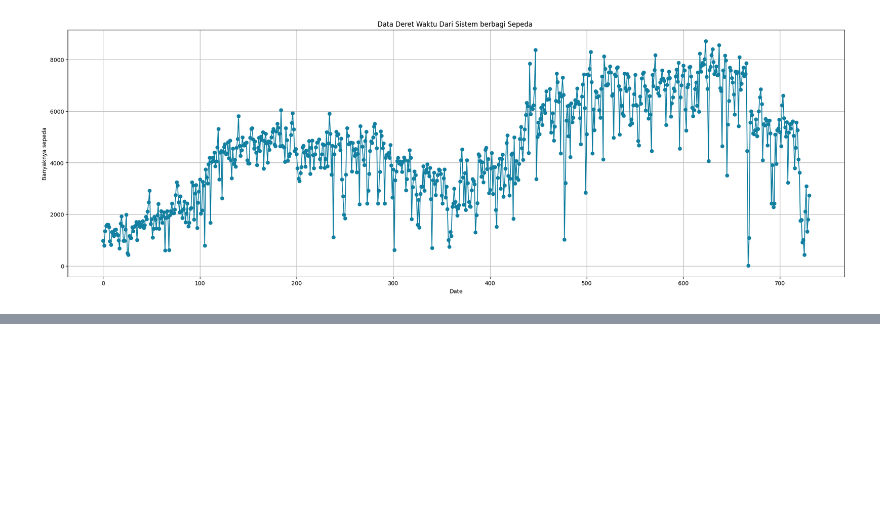
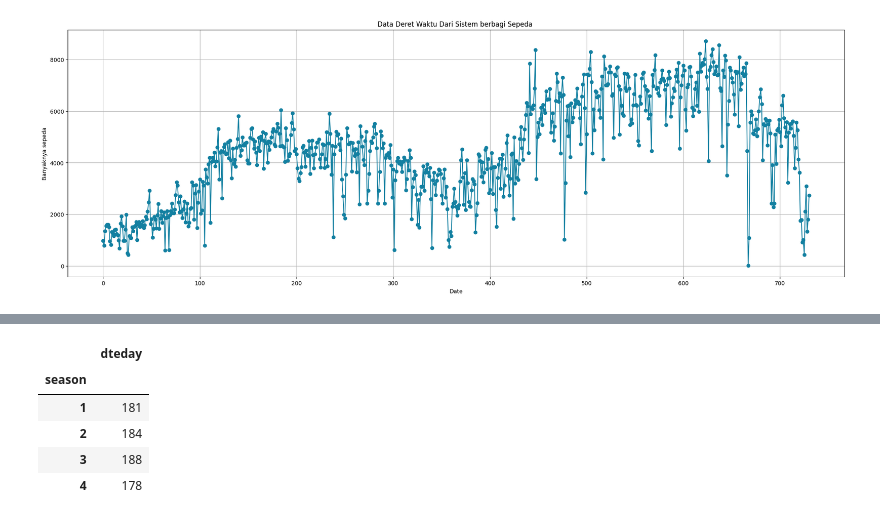
Before and after one commit to Zen-Rofiqy/Bangkit-2024, a Jupyter notebook: 04 Analisis Data dng Py/@Proyek-akhir/MyDashBoard.ipynb, the cells around one changed output, grey strips where cells are left out. Cells and saved outputs as stored; diff of their text form; code cells hidden in the pictures; blank space fills up the shorter version.

```diff
--- a/04 Analisis Data dng Py/@Proyek-akhir/MyDashBoard.ipynb
+++ b/04 Analisis Data dng Py/@Proyek-akhir/MyDashBoard.ipynb
@@ -816,0 +827,11 @@ cor_matrix(df)
+# %%
+hour_df.groupby(by="season").agg({
+    "dteday": "nunique"
+})
+# %% [output]
+|  | dteday |
+| season |  |
+| 1 | 181 |
+| 2 | 184 |
+| 3 | 188 |
+| 4 | 178 |
```
Also changed, not shown: parts of 4 cells of this notebook, 2 other files.
